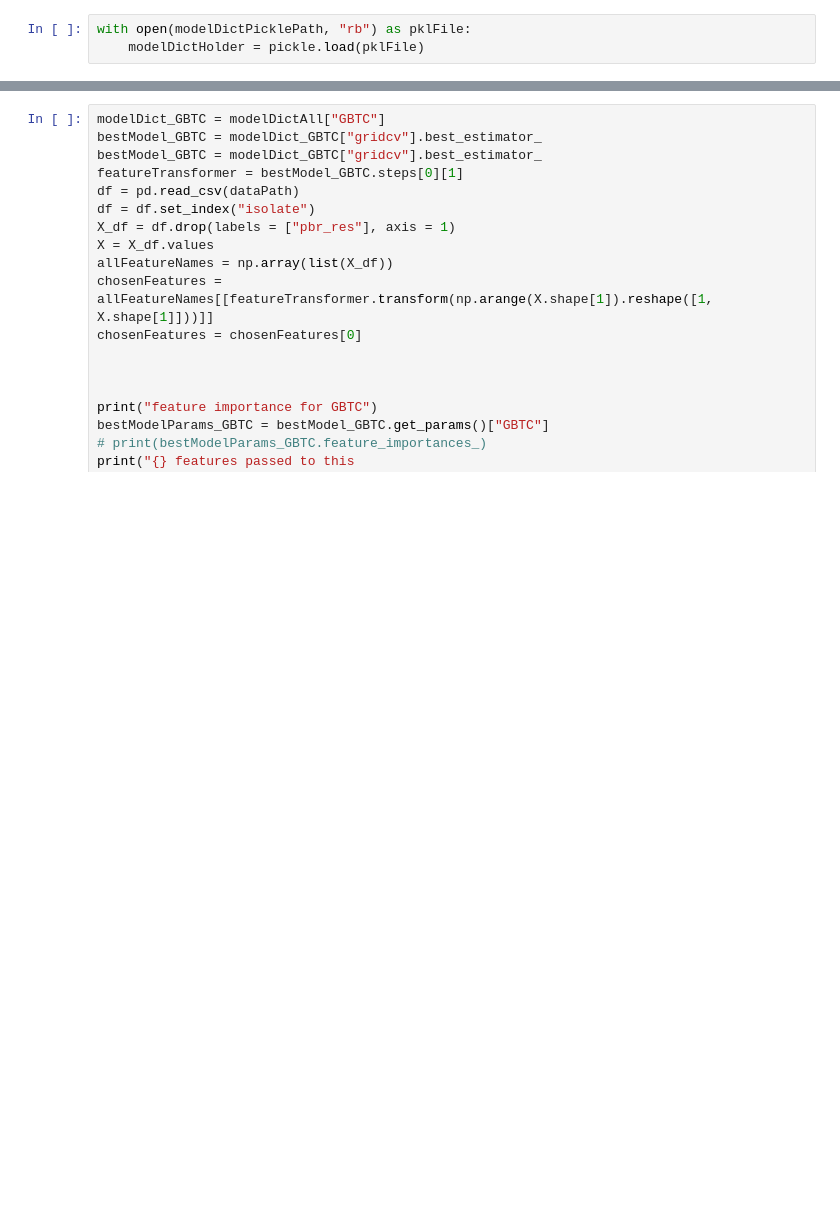
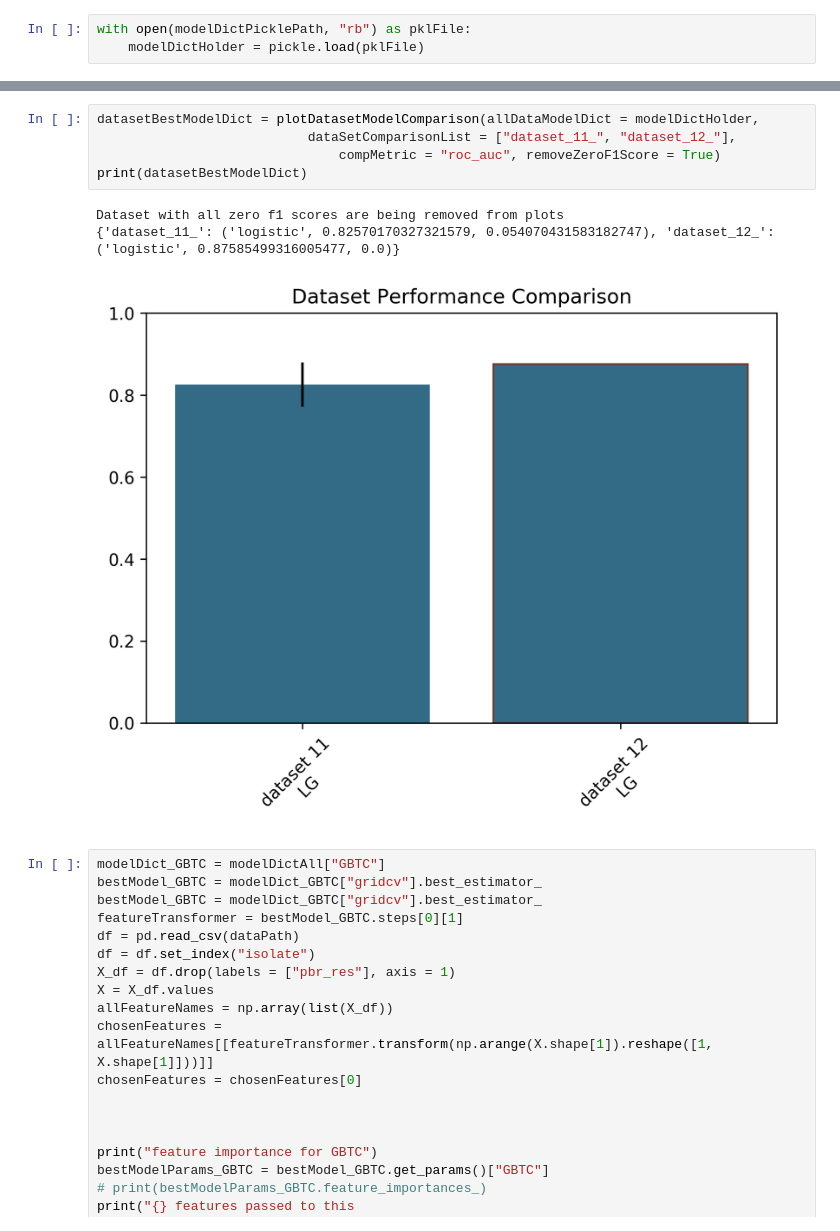
Before and after one commit to crowegian/AMR_ML, a Jupyter notebook: ML_notebook.ipynb, the cells around one changed output, grey strips where cells are left out. Cells and saved outputs as stored; diff of their text form; blank space fills up the shorter version.

```diff
--- a/ML_notebook.ipynb
+++ b/ML_notebook.ipynb
@@ -194,3 +93,12 @@ modelDictHolder["dataset_10_"]["GBTC"]["gridcv"].cv_results_["mean_test_roc_auc"
+# %%
+datasetBestModelDict = plotDatasetModelComparison(allDataModelDict = modelDictHolder,
+                           dataSetComparisonList = ["dataset_11_", "dataset_12_"],
+                               compMetric = "roc_auc", removeZeroF1Score = True)
+print(datasetBestModelDict)
+# %% [output]
+Dataset with all zero f1 scores are being removed from plots
+{'dataset_11_': ('logistic', 0.82570170327321579, 0.054070431583182747), 'dataset_12_': ('logistic', 0.87585499316005477, 0.0)}
+[figure, added]
 # %%
 modelDict_GBTC = modelDictAll["GBTC"]
 bestModel_GBTC = modelDict_GBTC["gridcv"].best_estimator_
```
Also changed, not shown: parts of 13 cells of this notebook, 1 other file.
